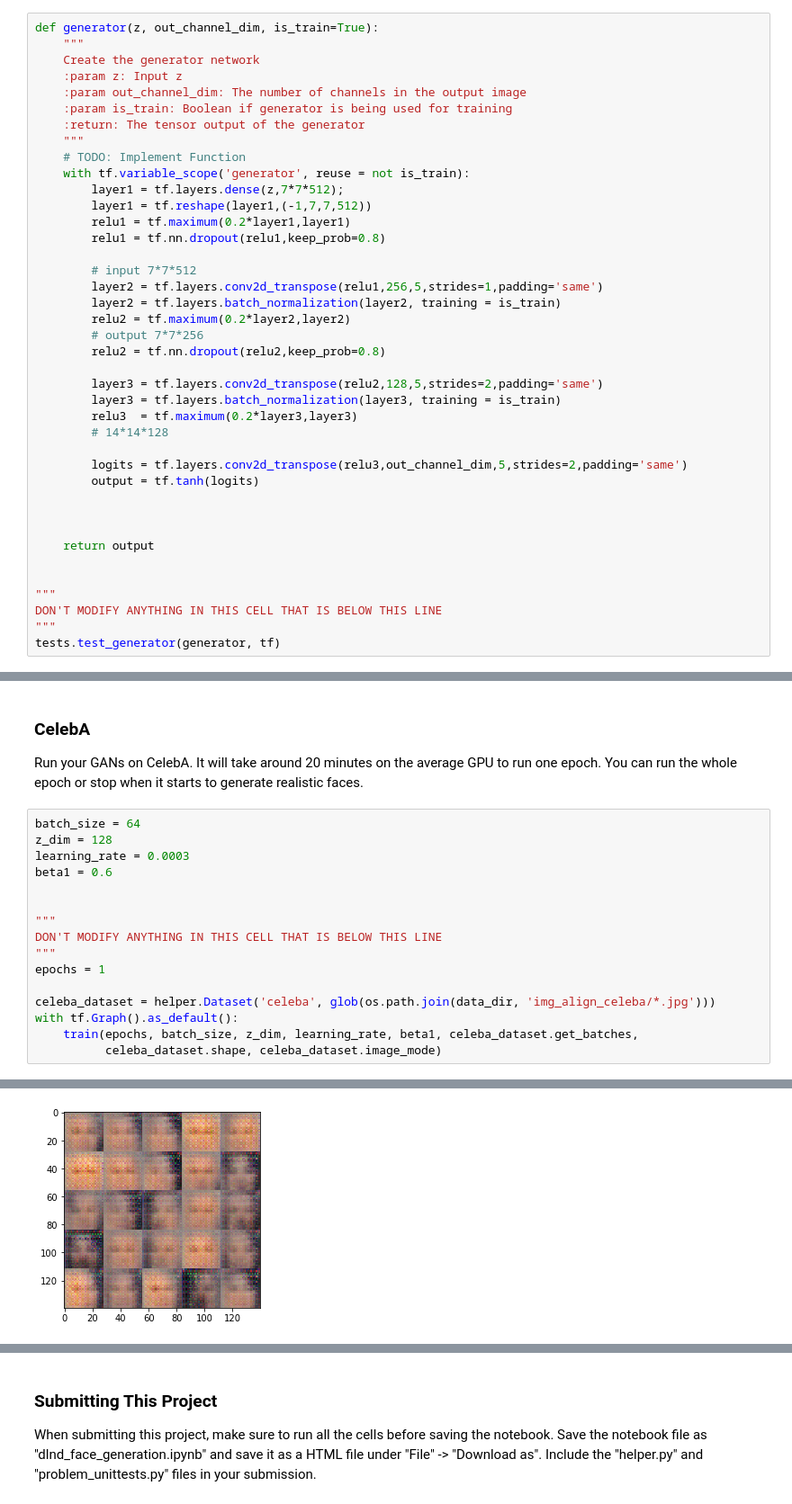
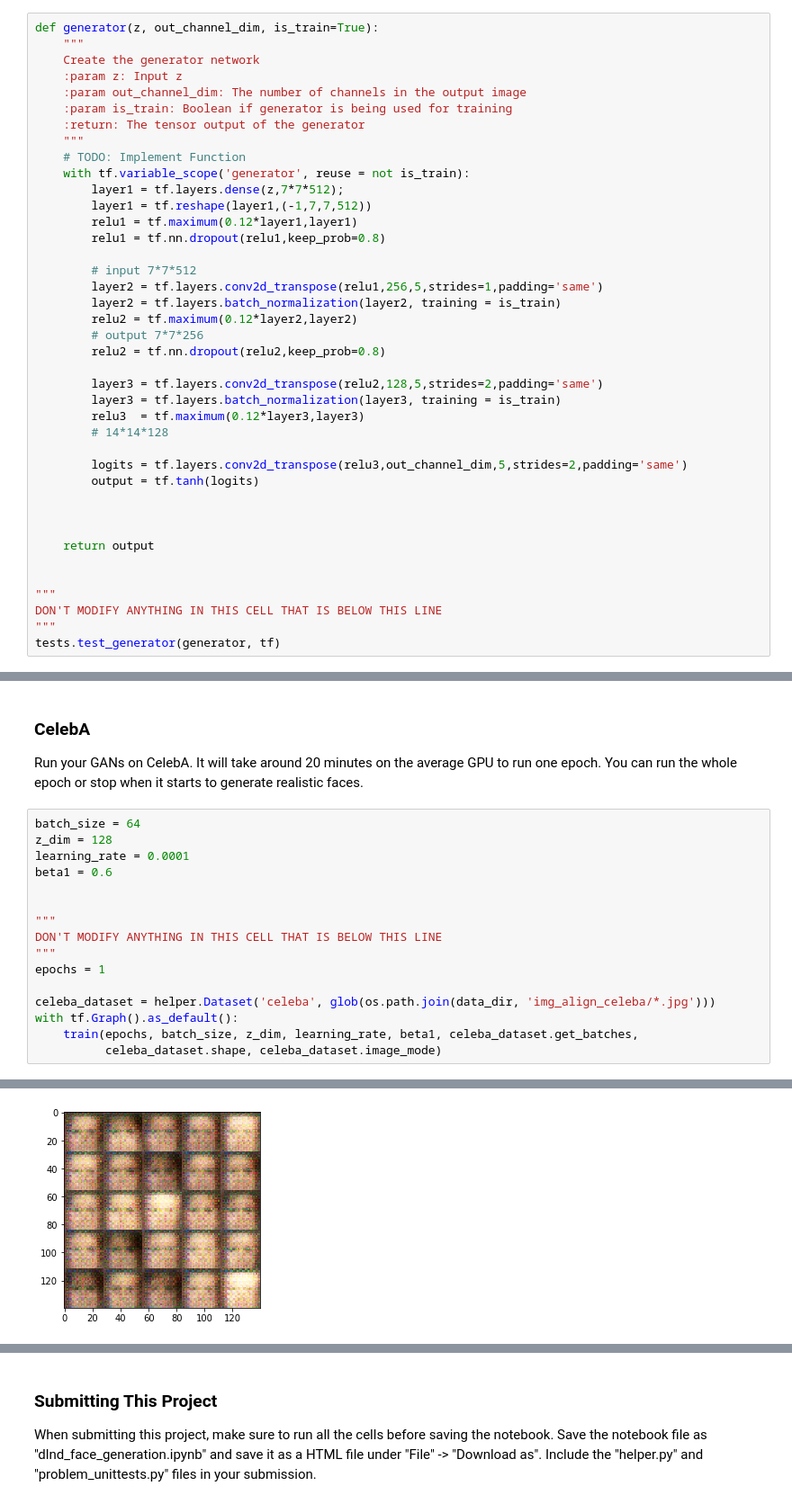
Before and after one commit to tiandiao123/deep_learning, a Jupyter notebook: face_generation/dlnd_face_generation.ipynb, the cells around one changed output, grey strips where cells are left out. Shown at 90% size. Cells and saved outputs as stored; diff of their text form.

```diff
--- a/face_generation/dlnd_face_generation.ipynb
+++ b/face_generation/dlnd_face_generation.ipynb
@@ -195,19 +191,19 @@ def generator(z, out_channel_dim, is_train=True):
     with tf.variable_scope('generator', reuse = not is_train):
         layer1 = tf.layers.dense(z,7*7*512);
         layer1 = tf.reshape(layer1,(-1,7,7,512))
-        relu1 = tf.maximum(0.2*layer1,layer1)
+        relu1 = tf.maximum(0.12*layer1,layer1)
         relu1 = tf.nn.dropout(relu1,keep_prob=0.8)
 
         # input 7*7*512
         layer2 = tf.layers.conv2d_transpose(relu1,256,5,strides=1,padding='same')
         layer2 = tf.layers.batch_normalization(layer2, training = is_train)
-        relu2 = tf.maximum(0.2*layer2,layer2)
+        relu2 = tf.maximum(0.12*layer2,layer2)
         # output 7*7*256
         relu2 = tf.nn.dropout(relu2,keep_prob=0.8)
 
         layer3 = tf.layers.conv2d_transpose(relu2,128,5,strides=2,padding='same')
         layer3 = tf.layers.batch_normalization(layer3, training = is_train)
-        relu3  = tf.maximum(0.2*layer3,layer3)
+        relu3  = tf.maximum(0.12*layer3,layer3)
         # 14*14*128
 
         logits = tf.layers.conv2d_transpose(relu3,out_channel_dim,5,strides=2,padding='same')
@@ -447,7 +467,7 @@ Run your GANs on CelebA.  It will take around 20 minutes on the average GPU to r
 # %%
 batch_size = 64
 z_dim = 128
-learning_rate = 0.0003
+learning_rate = 0.0001
 beta1 = 0.6
 
 
@@ -485 +505 @@ Epoch 0 The No. 200 steps loss_d is 0.42459115386009216 The No. 200 steps loss_g
-[figure, old version]
+[figure, new version]
```
Also changed, not shown: parts of 7 cells of this notebook, 1 other file.
